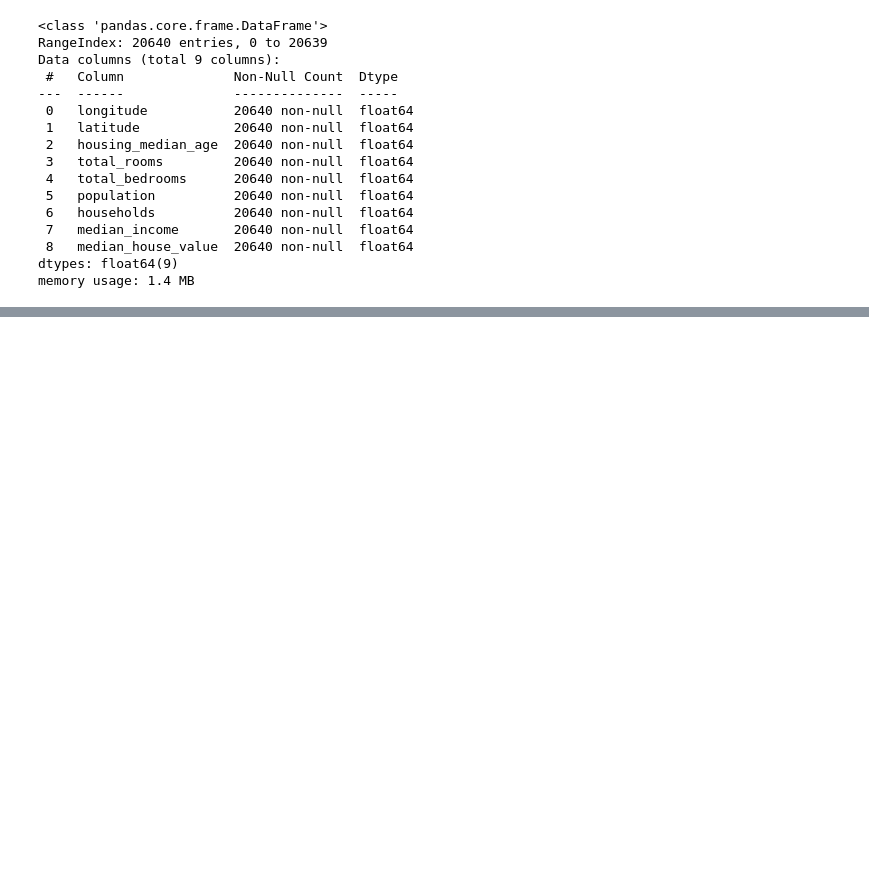
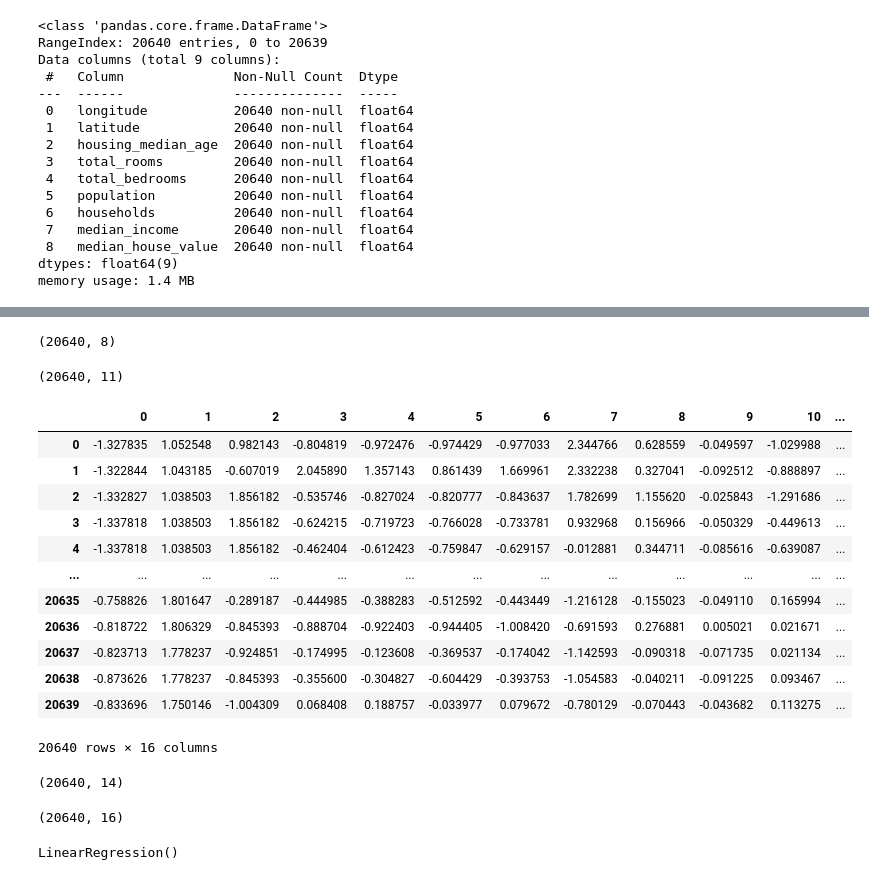
Before and after one commit to Shaht448/chapter-1-ML, a Jupyter notebook: housing_price-checkpoint.ipynb, the cells around one changed output, grey strips where cells are left out. Cells and saved outputs as stored; diff of their text form; code cells hidden in the pictures; blank space fills up the shorter version.

```diff
--- a/housing_price-checkpoint.ipynb
+++ b/housing_price-checkpoint.ipynb
@@ -254,0 +491,21 @@ train_set, test_set = train_test_split(data, test_size=0.2, random_state=42)
+# %%
+from sklearn.base import BaseEstimator, TransformerMixin
+rooms_ix, bedrooms_ix, population_ix, households_ix = 3,4,5,6
+# %%
+class CombinedAttrinbutesAdder(BaseEstimator, TransformerMixin):
+    def __init__(self, add_bedrooms_per_rooms = True):
+        self.add_bedrooms_per_rooms = add_bedrooms_per_rooms
+    def fit(self, X, y=None):
+        return self
+    def transform(self, X):
+        rooms_per_households = X[:, rooms_ix] / X[:, households_ix]
+        population_per_households = X[:, population_ix] / X[:, households_ix]
+        if self.add_bedrooms_per_rooms:
+            bedrooms_per_rooms = X[:, bedrooms_ix] / X[:, rooms_ix]
+            return np.c_[X, rooms_per_households, population_per_households, bedrooms_per_rooms]
+        else:
+            return np.c_[X, rooms_per_households, population_per_households]
+
+attr_adder = CombinedAttrinbutesAdder(add_bedrooms_per_rooms=False)
+housing_extra_attribs = attr_adder.transform(df_housing.values)
+print(housing_extra_attribs)
@@ -254,0 +554,10 @@ train_set, test_set = train_test_split(data, test_size=0.2, random_state=42)
+# %%
+X_ = X.drop("ocean_proximity", axis=1)
+# %%
+num_pipeline = Pipeline([
+    ('imputer' , SimpleImputer(strategy="median")),
+    ('attribs_adder' , CombinedAttrinbutesAdder()),
+    ('std_scaler' , StandardScaler()),
+])
+housing_num_tr = num_pipeline.fit_transform(X_)
+display(housing_num_tr)
@@ -254,0 +587,8 @@ train_set, test_set = train_test_split(data, test_size=0.2, random_state=42)
+# %%
+X_.shape
+# %% [output]
+(20640, 8)
+# %%
+housing_num_tr.shape
+# %% [output]
+(20640, 11)
@@ -254,0 +597,31 @@ train_set, test_set = train_test_split(data, test_size=0.2, random_state=42)
+# %%
+num_attribs = list(X_)
+cat_attribs = ["ocean_proximity"]
+full_pipeline = ColumnTransformer([
+    ("num" , num_pipeline, num_attribs),
+    ("cat", OneHotEncoder(), cat_attribs),
+])
+housing_prepared = full_pipeline.fit_transform(data)
+pd.DataFrame(housing_prepared)
+# %% [output]
+|  | 0 | 1 | 2 | 3 | 4 | 5 | 6 | 7 | 8 | 9 | 10 | ... |
+| 0 | -1.327835 | 1.052548 | 0.982143 | -0.804819 | -0.972476 | -0.974429 | -0.977033 | 2.344766 | 0.628559 | -0.049597 | -1.029988 | ... |
+| 1 | -1.322844 | 1.043185 | -0.607019 | 2.045890 | 1.357143 | 0.861439 | 1.669961 | 2.332238 | 0.327041 | -0.092512 | -0.888897 | ... |
+| 2 | -1.332827 | 1.038503 | 1.856182 | -0.535746 | -0.827024 | -0.820777 | -0.843637 | 1.782699 | 1.155620 | -0.025843 | -1.291686 | ... |
+| 3 | -1.337818 | 1.038503 | 1.856182 | -0.624215 | -0.719723 | -0.766028 | -0.733781 | 0.932968 | 0.156966 | -0.050329 | -0.449613 | ... |
+| 4 | -1.337818 | 1.038503 | 1.856182 | -0.462404 | -0.612423 | -0.759847 | -0.629157 | -0.012881 | 0.344711 | -0.085616 | -0.639087 | ... |
+| ... | ... | ... | ... | ... | ... | ... | ... | ... | ... | ... | ... | ... |
+| 20635 | -0.758826 | 1.801647 | -0.289187 | -0.444985 | -0.388283 | -0.512592 | -0.443449 | -1.216128 | -0.155023 | -0.049110 | 0.165994 | ... |
+| 20636 | -0.818722 | 1.806329 | -0.845393 | -0.888704 | -0.922403 | -0.944405 | -1.008420 | -0.691593 | 0.276881 | 0.005021 | 0.021671 | ... |
+| 20637 | -0.823713 | 1.778237 | -0.924851 | -0.174995 | -0.123608 | -0.369537 | -0.174042 | -1.142593 | -0.090318 | -0.071735 | 0.021134 | ... |
+| 20638 | -0.873626 | 1.778237 | -0.845393 | -0.355600 | -0.304827 | -0.604429 | -0.393753 | -1.054583 | -0.040211 | -0.091225 | 0.093467 | ... |
+| 20639 | -0.833696 | 1.750146 | -1.004309 | 0.068408 | 0.188757 | -0.033977 | 0.079672 | -0.780129 | -0.070443 | -0.043682 | 0.113275 | ... |
+20640 rows × 16 columns
+# %%
+data.shape
+# %% [output]
+(20640, 14)
+# %%
+housing_prepared.shape
+# %% [output]
+(20640, 16)
@@ -254,0 +630,5 @@ train_set, test_set = train_test_split(data, test_size=0.2, random_state=42)
+# %%
+lin_reg = LinearRegression()
+lin_reg.fit(housing_prepared,y)
+# %% [output]
+LinearRegression()
```
Also changed, not shown: parts of 55 cells of this notebook.
